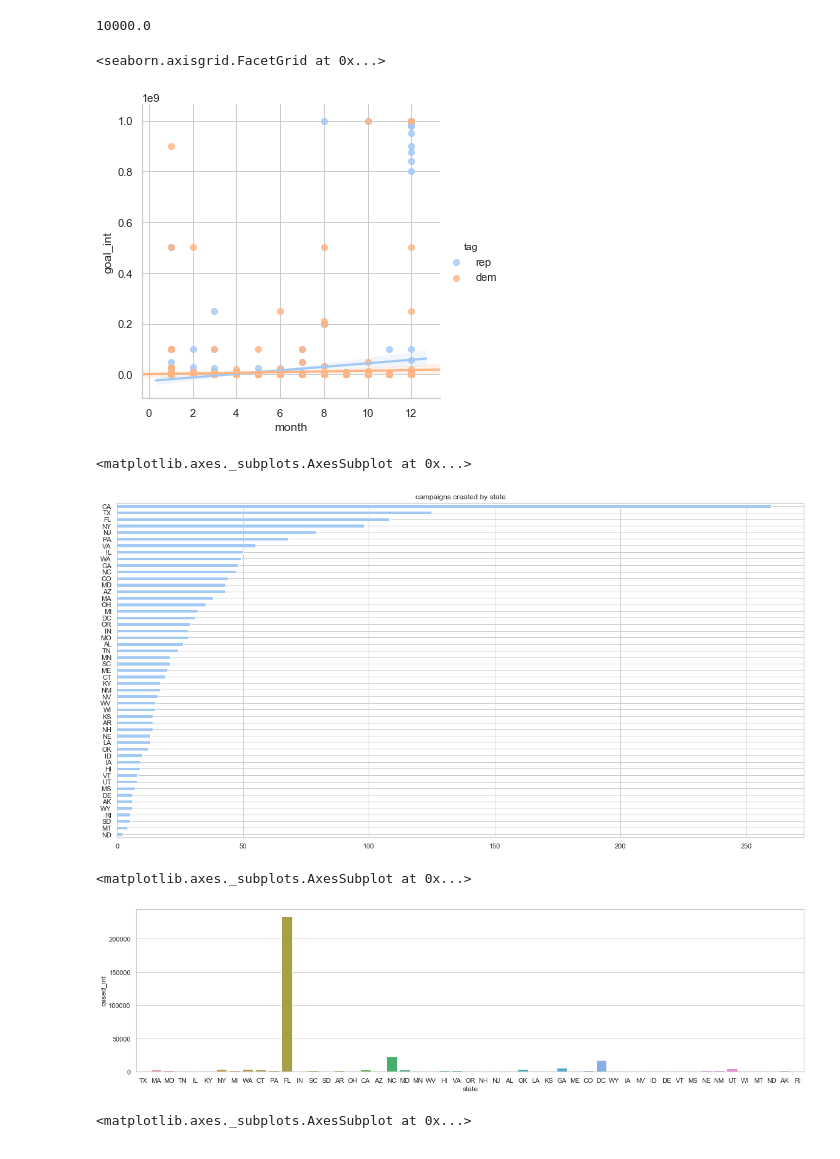
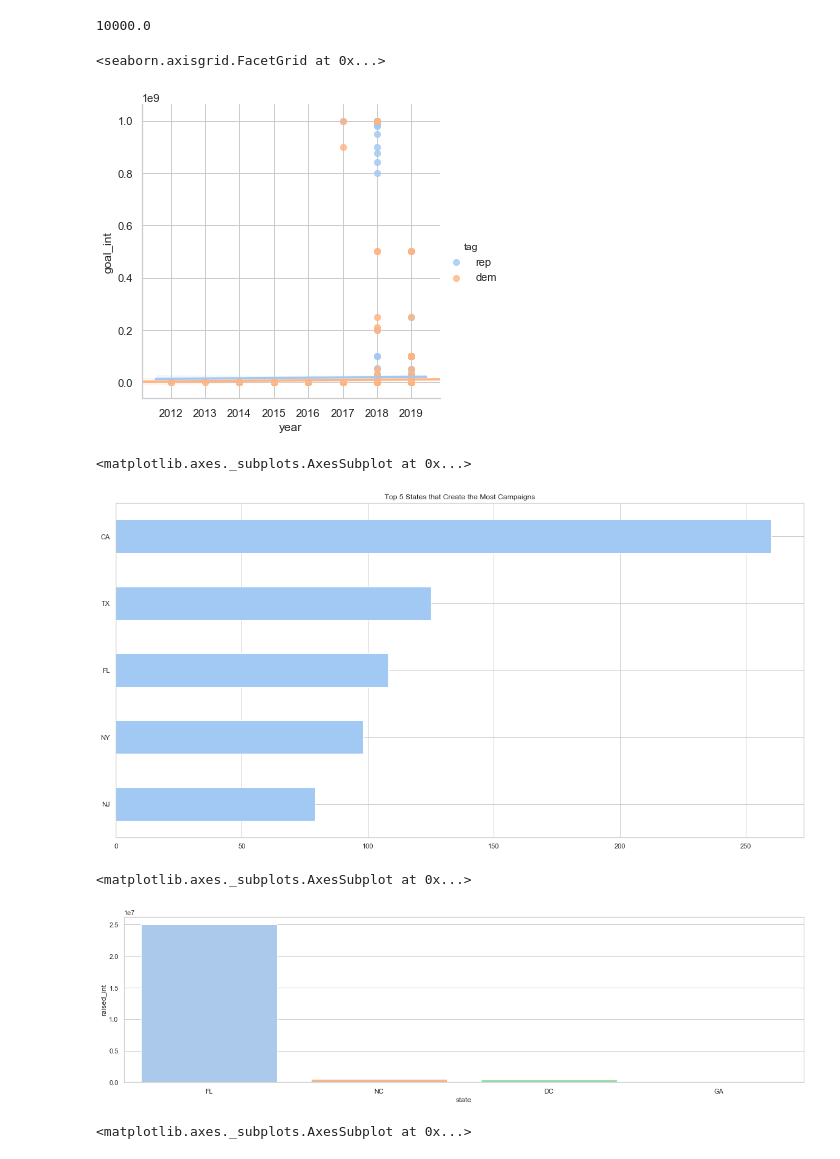
Before and after one commit to lliukrason2/analysis_projects, a Jupyter notebook: gofundme_political/graphing.ipynb, the cells around one changed output. Drawn from its saved outputs; the diff is of its cells as text; code cells hidden in the pictures.

```diff
--- a/gofundme_political/graphing.ipynb
+++ b/gofundme_political/graphing.ipynb
@@ -88,7 +96,7 @@ Try using .loc[row_indexer,col_indexer] = value instead
 See the caveats in the documentation: http://pandas.pydata.org/pandas-docs/stable/indexing.html#indexing-view-versus-copy
 # %%
 #since this data was grabbed 7/17 we'll have to subtract a few more days
-ago_df['created_actual']=ago_df['data_diff'].apply(lambda x: pd.datetime.now().date()-timedelta(days=x+5))
+ago_df['created_actual']=ago_df['data_diff'].apply(lambda x: pd.datetime.now().date()-timedelta(days=x+20))
 # %% [output]
 A value is trying to be set on a copy of a slice from a DataFrame.
 Try using .loc[row_indexer,col_indexer] = value instead
@@ -143,21 +161,23 @@ overlap.goal_int.median()
 # %% [output]
 10000.0
 # %%
-sns.lmplot(x='month',y='goal_int',hue='tag',data=df)
+sns.lmplot(x='year',y='goal_int',hue='tag',data=df)
 # %% [output]
 <seaborn.axisgrid.FacetGrid at 0x...>
-[figure, old version]
+[figure, new version]
 # %%
-df.state.value_counts().sort_values(ascending=True).plot(kind='barh',figsize=(20,10),title='campaigns created by state')
+df.state.value_counts().sort_values(ascending=False).head(5).sort_values(ascending=True).plot(kind='barh',figsize=(20,10),title='Top 5 States that Create the Most Campaigns')
 # %% [output]
 <matplotlib.axes._subplots.AxesSubplot at 0x...>
-[figure, old version]
+[figure, new version]
 # %%
+
 plt.figure(figsize=(20,5))
-sns.barplot(x='state',y='raised_int',ci=0,data=df)
+sns.barplot(x='state',y='raised_int',ci=0,data=df.sort_values(by='raised_int',ascending=False).head(5))
+# plt.title('Florida Has Raised 1.2M, outpacing other state campaigns',{'fontsize': 20,'fontweight' : 1})
 # %% [output]
 <matplotlib.axes._subplots.AxesSubplot at 0x...>
-[figure, old version]
+[figure, new version]
 # %%
 plt.figure(figsize=(20,5))
 sns.barplot(x='state',y='raised_int',ci=0,data=overlap)
```
Also changed, not shown: parts of 11 cells of this notebook, 23 other files.
